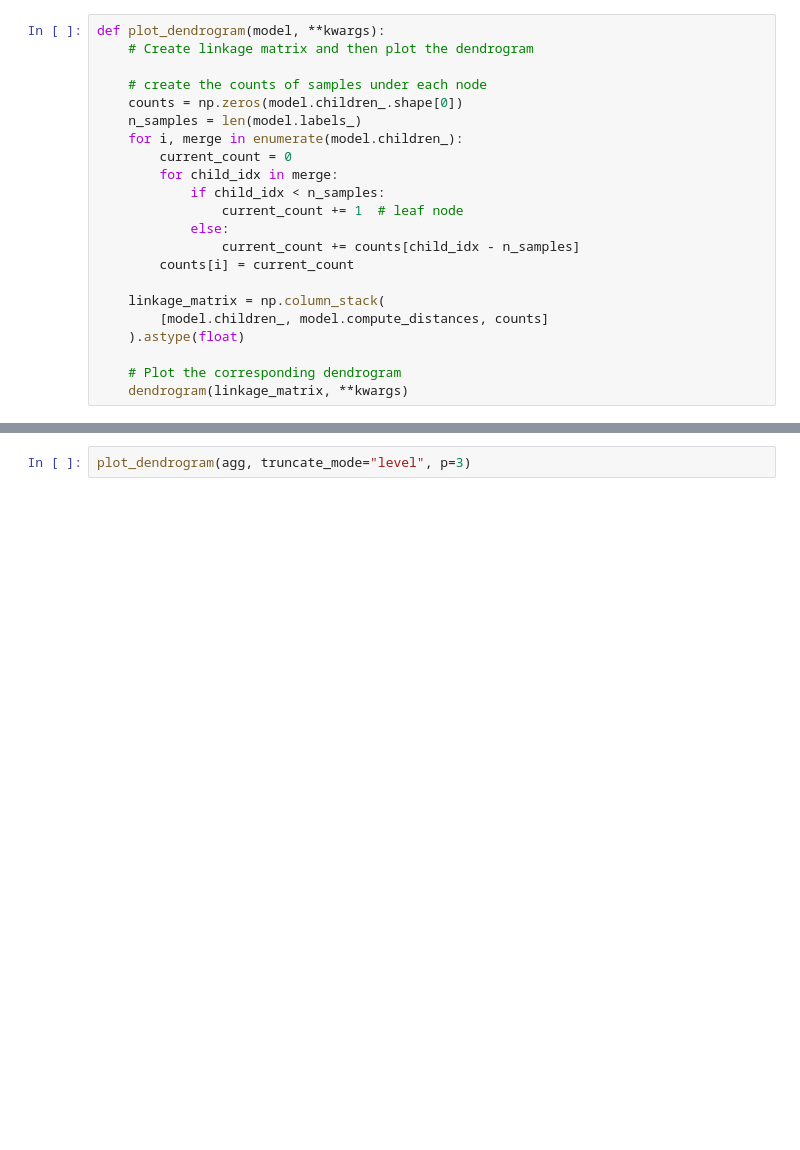
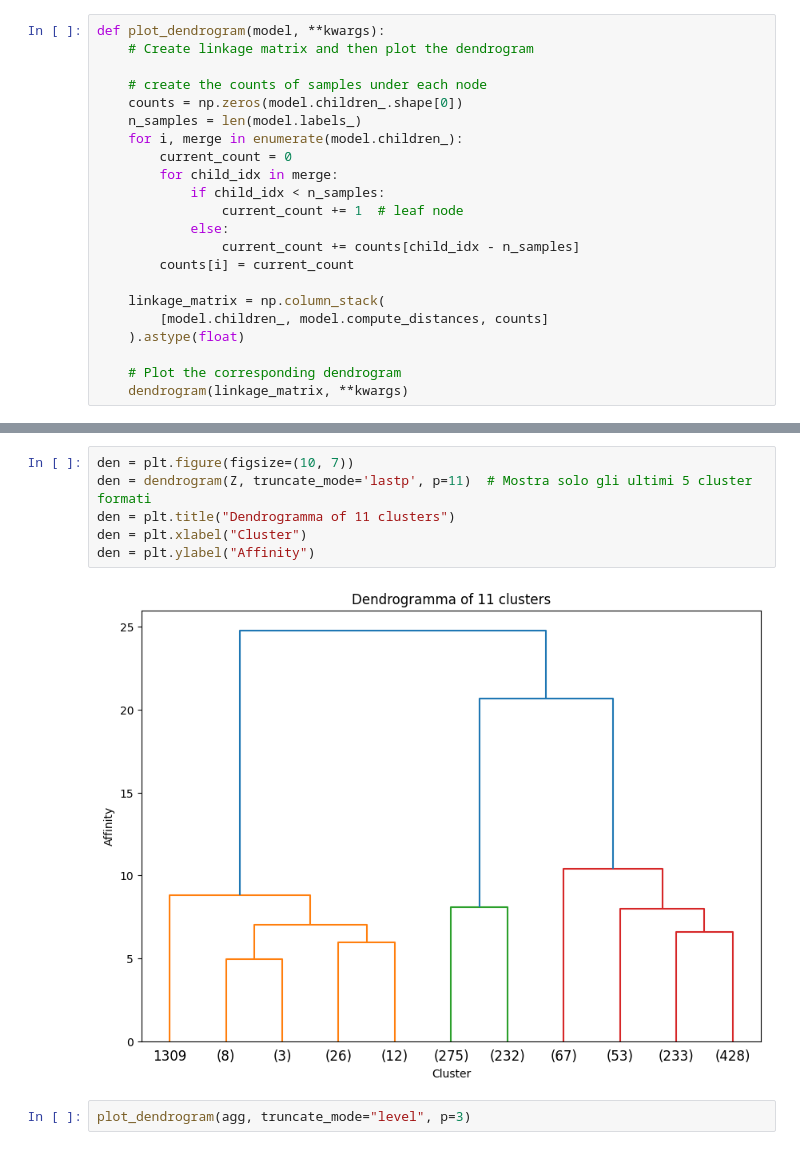
Before and after one commit to RomainPtre/Beander, a Jupyter notebook: coffee_project_cleaning_EDA_Romain-Pietro.ipynb, the cells around one changed output, grey strips where cells are left out. Drawn from its saved outputs; the diff is of its cells as text; blank space fills up the shorter version.

```diff
--- a/coffee_project_cleaning_EDA_Romain-Pietro.ipynb
+++ b/coffee_project_cleaning_EDA_Romain-Pietro.ipynb
@@ -480,3 +485,11 @@ TypeError: Linkage matrix 'Z' must contain doubles.
+# %%
+den = plt.figure(figsize=(10, 7))
+den = dendrogram(Z, truncate_mode='lastp', p=11)  # Mostra solo gli ultimi 5 cluster formati
+den = plt.title("Dendrogramma of 11 clusters")
+den = plt.xlabel("Cluster")
+den = plt.ylabel("Affinity")
+# %% [output]
+[figure, added]
 # %%
 plot_dendrogram(agg, truncate_mode="level", p=3)
 # %% [output]
```
Also changed, not shown: parts of 2 cells of this notebook, 2 other files.
